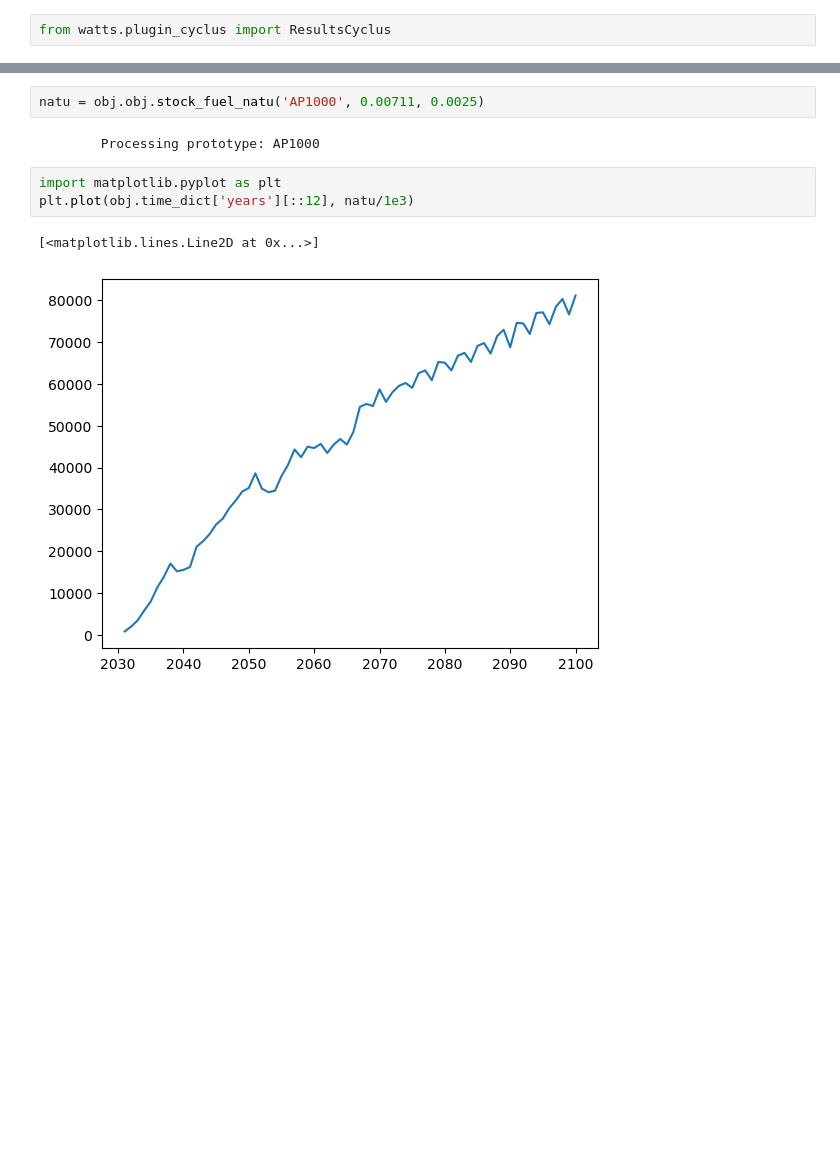
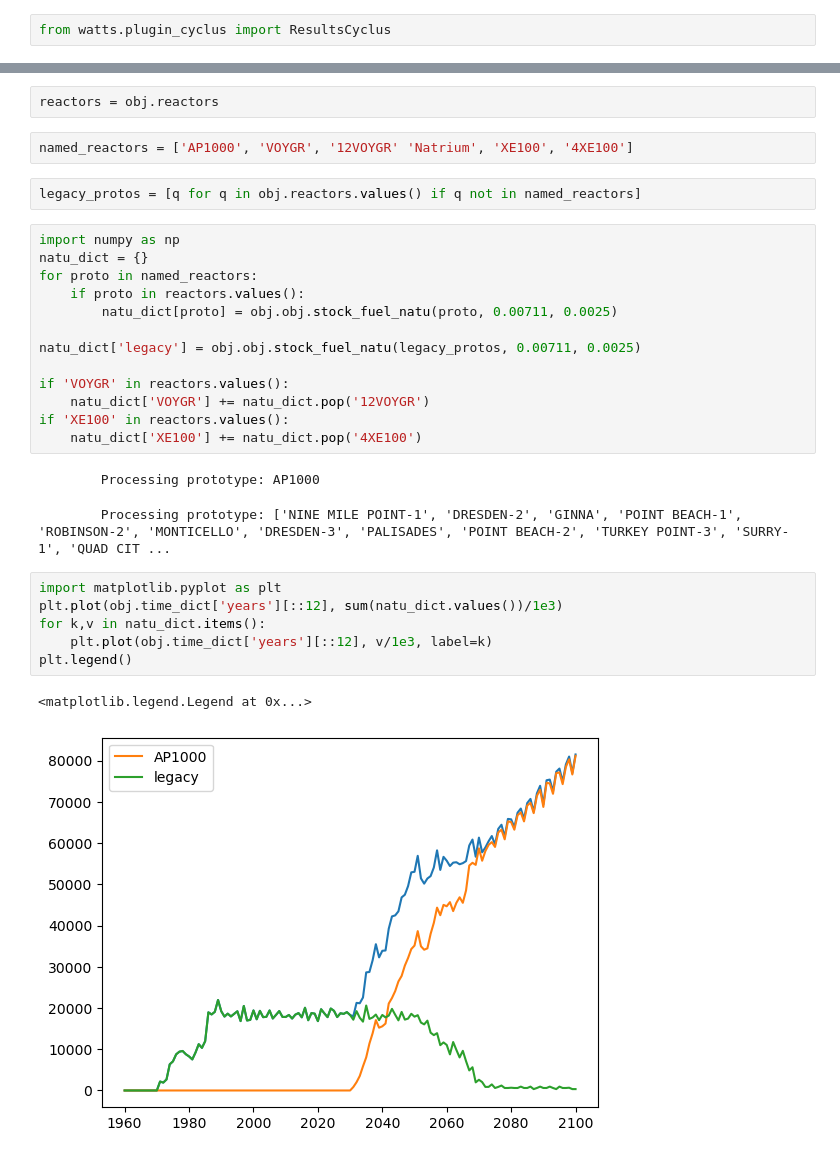
Before and after one commit to watts-dev/watts, a Jupyter notebook: examples/cyclus/analysis.ipynb, the cells around one changed output, grey strips where cells are left out. Saved outputs shown, nothing was run; the diff lists cells and outputs as text; blank space fills up the shorter version.

```diff
--- a/examples/cyclus/analysis.ipynb
+++ b/examples/cyclus/analysis.ipynb
@@ -30,11 +12,32 @@ Going through 105 prototypes.
+# %%
+reactors = obj.reactors
+# %%
+named_reactors = ['AP1000', 'VOYGR', '12VOYGR' 'Natrium', 'XE100', '4XE100']
+# %%
+legacy_protos = [q for q in obj.reactors.values() if q not in named_reactors]
 # %%
-natu = obj.obj.stock_fuel_natu('AP1000', 0.00711, 0.0025)
+import numpy as np
+natu_dict = {}
+for proto in named_reactors:
+    if proto in reactors.values():
+        natu_dict[proto] = obj.obj.stock_fuel_natu(proto, 0.00711, 0.0025)
+
+natu_dict['legacy'] = obj.obj.stock_fuel_natu(legacy_protos, 0.00711, 0.0025)
+
+if 'VOYGR' in reactors.values():
+    natu_dict['VOYGR'] += natu_dict.pop('12VOYGR')
+if 'XE100' in reactors.values():
+    natu_dict['XE100'] += natu_dict.pop('4XE100')
 # %% [output]
         Processing prototype: AP1000
+        Processing prototype: ['NINE MILE POINT-1', 'DRESDEN-2', 'GINNA', 'POINT BEACH-1', 'ROBINSON-2', 'MONTICELLO', 'DRESDEN-3', 'PALISADES', 'POINT BEACH-2', 'TURKEY POINT-3', 'SURRY-1', 'QUAD CIT ...
 # %%
 import matplotlib.pyplot as plt
-plt.plot(obj.time_dict['years'][::12], natu/1e3)
+plt.plot(obj.time_dict['years'][::12], sum(natu_dict.values())/1e3)
+for k,v in natu_dict.items():
+    plt.plot(obj.time_dict['years'][::12], v/1e3, label=k)
+plt.legend()
 # %% [output]
-[<matplotlib.lines.Line2D at 0x...>]
+<matplotlib.legend.Legend at 0x...>
-[figure, old version]
+[figure, new version]
 # %%
```
Also changed, not shown: parts of 5 cells of this notebook, 1 other file.
